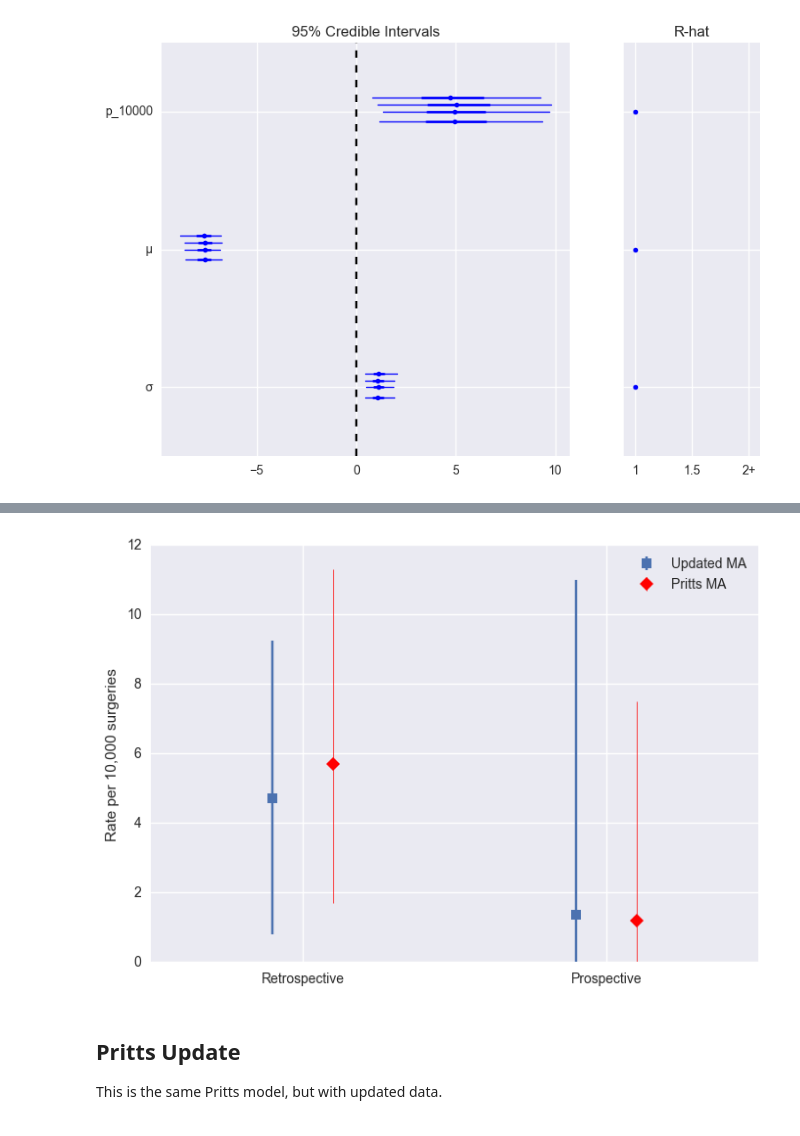
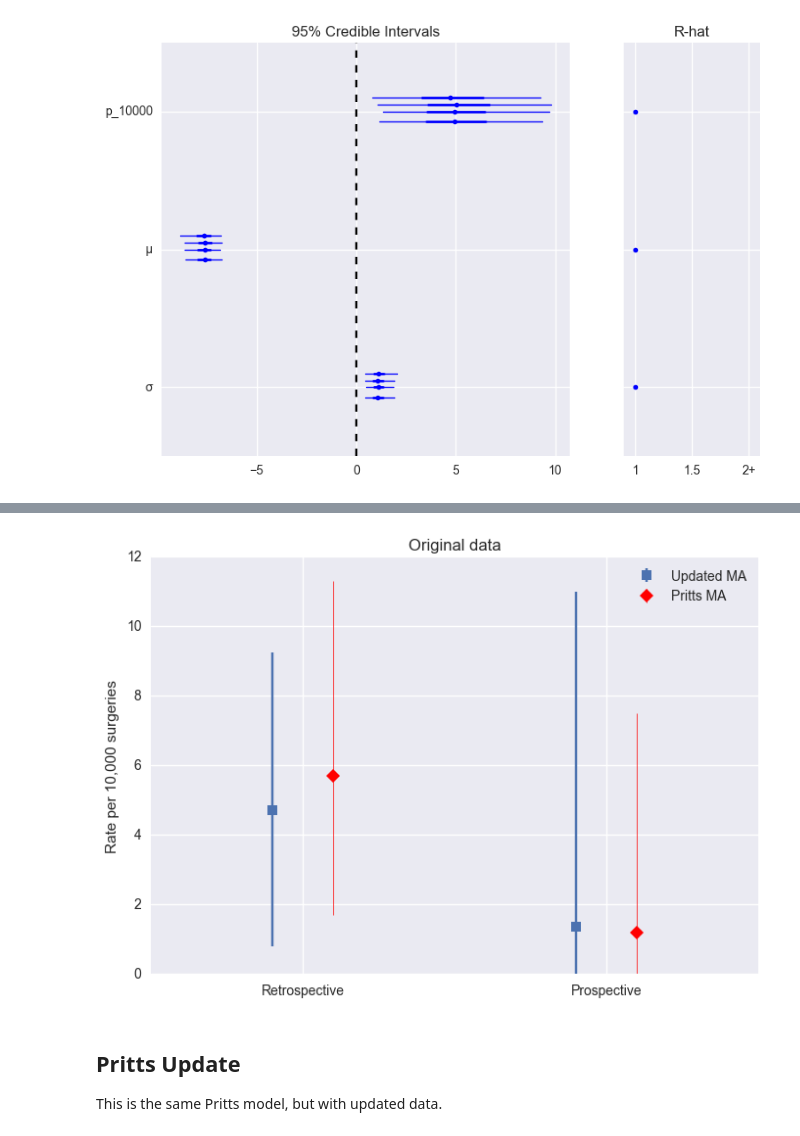
Before and after one commit to VanderbiltPopHealthSci/uterine_fibroids_MA, a Jupyter notebook: Key Question 3 Meta-analysis.ipynb, the cells around one changed output, grey strips where cells are left out. Cells and saved outputs as stored; diff of their text form; code cells hidden in the pictures.

```diff
--- a/Key Question 3 Meta-analysis.ipynb
+++ b/Key Question 3 Meta-analysis.ipynb
@@ -224,7 +224,7 @@ By comparison, estimates from Pritts' supplement:
 
 ![pritts estimates](pritts_table.png)
 # %%
-def pritts_plot(traces):
+def pritts_plot(traces, title=''):
 
     intervals = [pm.stats.hpd(tr['p_10000'][-keep:]) for tr in traces]
 
@@ -238,11 +238,12 @@ def pritts_plot(traces):
     plt.xticks(range(3), ['Retrospective', 'Prospective'])
     plt.ylabel('Rate per 10,000 surgeries')
     plt.xlim(-0.5, 1.5)
+    plt.title(title)
     plt.legend();
 # %%
-pritts_plot([retrospective_trace, prospective_trace])
+pritts_plot([retrospective_trace, prospective_trace], 'Original data')
 # %% [output]
-[figure, old version]
+[figure, new version]
 # %% [markdown]
 ## Pritts Update
 
```
Also changed, not shown: parts of 5 cells of this notebook.
